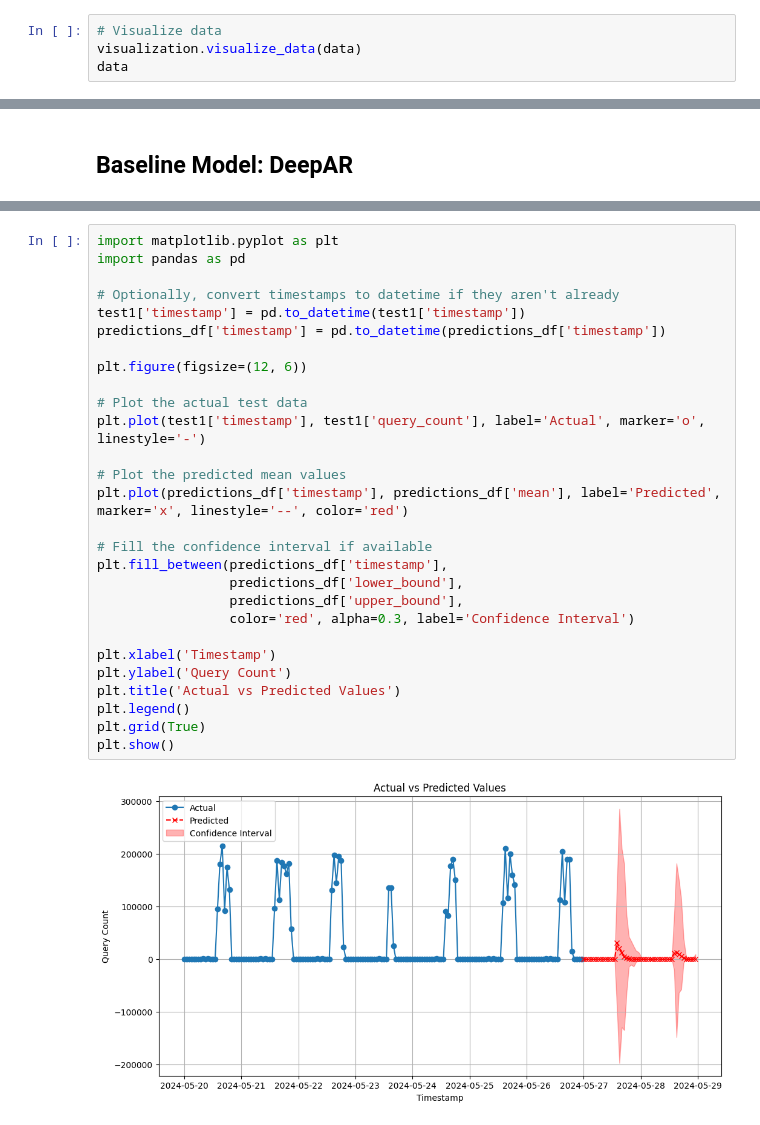
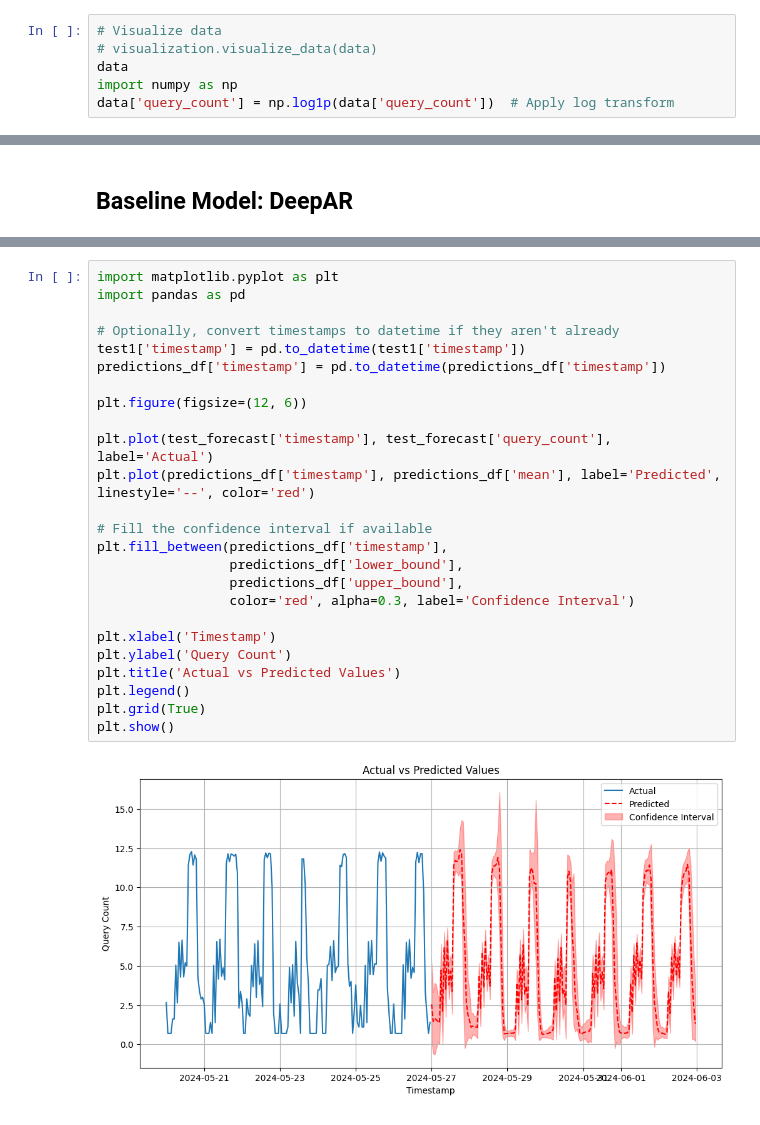
Before and after one commit to sagnik-sudo/Workload-Forecasting-Redset, a Jupyter notebook: workload_forecasting.ipynb, the cells around one changed output, grey strips where cells are left out. Cells and saved outputs as stored; diff of their text form.

```diff
--- a/workload_forecasting.ipynb
+++ b/workload_forecasting.ipynb
@@ -47,5 +49,7 @@ data['timestamp'] = pd.to_datetime(data['timestamp'])
 data = data.sort_values('timestamp')
 # %%
 # Visualize data
-visualization.visualize_data(data)
+# visualization.visualize_data(data)
 data
+import numpy as np
+data['query_count'] = np.log1p(data['query_count'])  # Apply log transform
@@ -171,30 +212,27 @@ Model saved successfully.
 # %%
 import matplotlib.pyplot as plt
 import pandas as pd
 
 # Optionally, convert timestamps to datetime if they aren't already
 test1['timestamp'] = pd.to_datetime(test1['timestamp'])
 predictions_df['timestamp'] = pd.to_datetime(predictions_df['timestamp'])
 
 plt.figure(figsize=(12, 6))
 
-# Plot the actual test data
-plt.plot(test1['timestamp'], test1['query_count'], label='Actual', marker='o', linestyle='-')
-
-# Plot the predicted mean values
-plt.plot(predictions_df['timestamp'], predictions_df['mean'], label='Predicted', marker='x', linestyle='--', color='red')
+plt.plot(test_forecast['timestamp'], test_forecast['query_count'], label='Actual')
+plt.plot(predictions_df['timestamp'], predictions_df['mean'], label='Predicted', linestyle='--', color='red')
 
 # Fill the confidence interval if available
 plt.fill_between(predictions_df['timestamp'],
                  predictions_df['lower_bound'],
                  predictions_df['upper_bound'],
                  color='red', alpha=0.3, label='Confidence Interval')
 
 plt.xlabel('Timestamp')
 plt.ylabel('Query Count')
 plt.title('Actual vs Predicted Values')
 plt.legend()
 plt.grid(True)
 plt.show()
 # %% [output]
-[figure, old version]
+[figure, new version]
```
Also changed, not shown: parts of 9 cells of this notebook, 2 other files.
